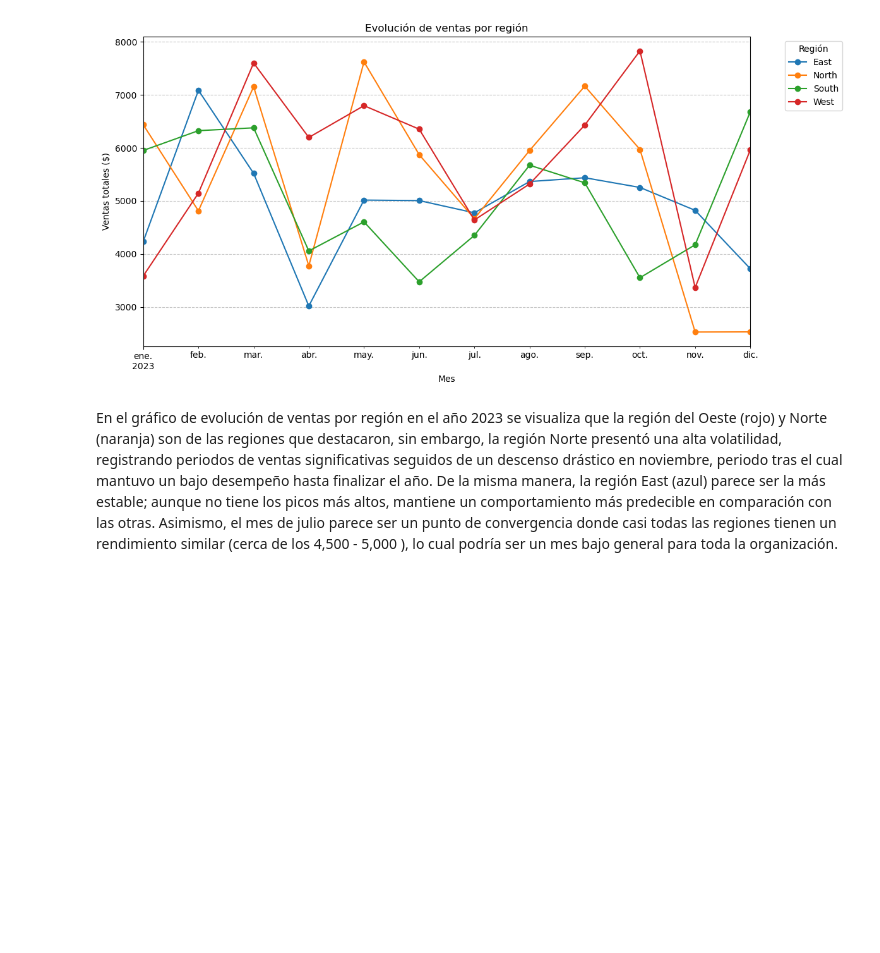
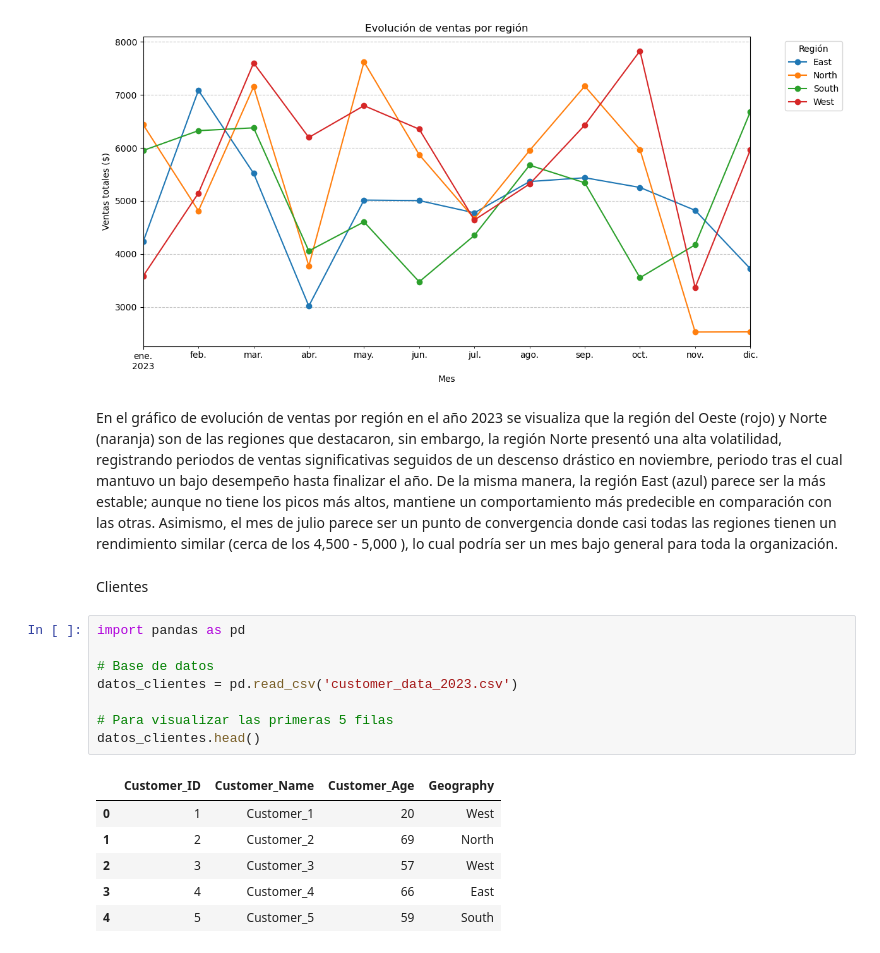
Before and after one commit to abigailTrujilloMtz/Proyecto_Analisis, a Jupyter notebook: Actividad_semana1.ipynb, the cells around one changed output. Saved outputs shown, nothing was run; the diff lists cells and outputs as text; blank space fills up the shorter version.

```diff
--- a/Actividad_semana1.ipynb
+++ b/Actividad_semana1.ipynb
@@ -202,3 +202,20 @@ plt.show()
 En el gráfico de evolución de ventas por región en el año 2023 se visualiza que la región del Oeste (rojo) y Norte (naranja) son de las regiones que destacaron, sin embargo, la región Norte presentó una alta volatilidad, registrando periodos de ventas significativas seguidos de un descenso drástico en noviembre, periodo tras el cual mantuvo un bajo desempeño hasta finalizar el año.
 De la misma manera, la región East (azul) parece ser la más estable; aunque no tiene los picos más altos, mantiene un comportamiento más predecible en comparación con las otras.
 Asimismo, el mes de julio parece ser un punto de convergencia donde casi todas las regiones tienen un rendimiento similar (cerca de los 4,500 - 5,000 ), lo cual podría ser un mes bajo general para toda la organización.
+# %% [markdown]
+Clientes
+# %%
+import pandas as pd
+
+# Base de datos
+datos_clientes = pd.read_csv('customer_data_2023.csv')
+
+# Para visualizar las primeras 5 filas
+datos_clientes.head()
+# %% [output]
+|  | Customer_ID | Customer_Name | Customer_Age | Geography |
+| 0 | 1 | Customer_1 | 20 | West |
+| 1 | 2 | Customer_2 | 69 | North |
+| 2 | 3 | Customer_3 | 57 | West |
+| 3 | 4 | Customer_4 | 66 | East |
+| 4 | 5 | Customer_5 | 59 | South |
```
Also changed, not shown: parts of 9 cells of this notebook.
